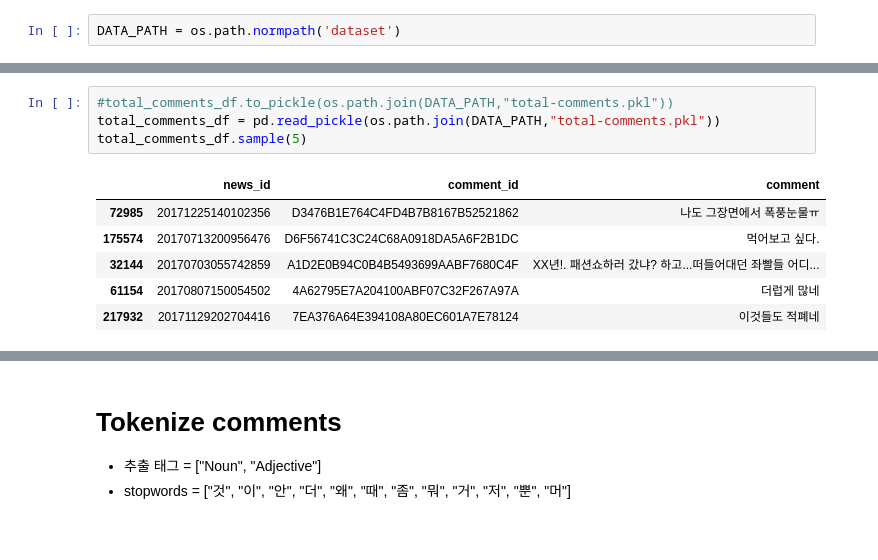
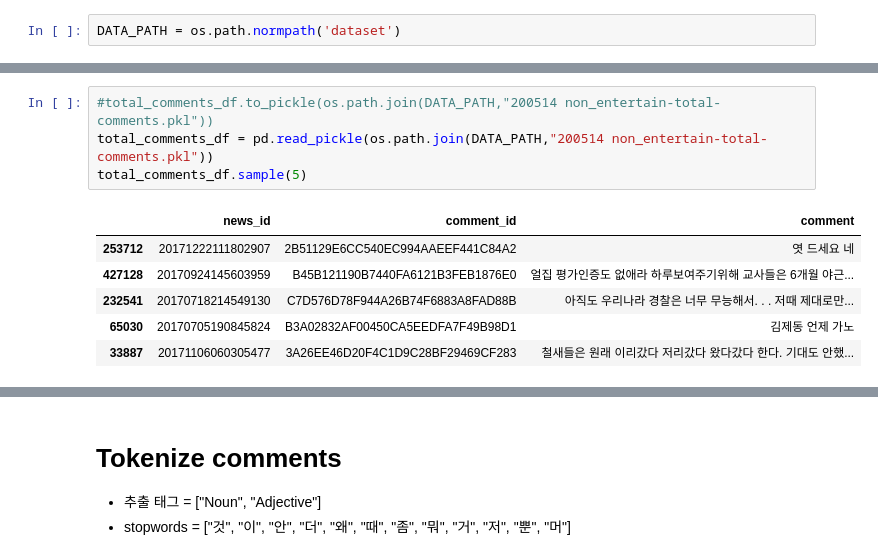
Before and after one commit to woodongk/news-comments_emotion_classification-CNN-tensorflow, a Jupyter notebook: 01. Word Embedding.ipynb, the cells around one changed output, grey strips where cells are left out. Cells and saved outputs as stored; diff of their text form.

```diff
--- a/01. Word Embedding.ipynb
+++ b/01. Word Embedding.ipynb
@@ -38,11 +53,11 @@ for path in path_only_txt:
 # %%
-#total_comments_df.to_pickle(os.path.join(DATA_PATH,"total-comments.pkl"))
-total_comments_df = pd.read_pickle(os.path.join(DATA_PATH,"total-comments.pkl"))
+#total_comments_df.to_pickle(os.path.join(DATA_PATH,"200514 non_entertain-total-comments.pkl"))
+total_comments_df = pd.read_pickle(os.path.join(DATA_PATH,"200514 non_entertain-total-comments.pkl"))
 total_comments_df.sample(5)
 # %% [output]
 |  | news_id | comment_id | comment |
-| 72985 | 20171225140102356 | D3476B1E764C4FD4B7B8167B52521862 | 나도 그장면에서 폭풍눈물ㅠ |
-| 175574 | 20170713200956476 | D6F56741C3C24C68A0918DA5A6F2B1DC | 먹어보고 싶다. |
-| 32144 | 20170703055742859 | A1D2E0B94C0B4B5493699AABF7680C4F | XX년!. 패션쇼하러 갔냐? 하고...떠들어대던 좌빨들 어디... |
-| 61154 | 20170807150054502 | 4A62795E7A204100ABF07C32F267A97A | 더럽게 많네 |
-| 217932 | 20171129202704416 | 7EA376A64E394108A80EC601A7E78124 | 이것들도 적폐네 |
+| 253712 | 20171222111802907 | 2B51129E6CC540EC994AAEEF441C84A2 | 엿 드세요 네 |
+| 427128 | 20170924145603959 | B45B121190B7440FA6121B3FEB1876E0 | 얼집 평가인증도 없애라 하루보여주기위해 교사들은 6개월 야근... |
+| 232541 | 20170718214549130 | C7D576D78F944A26B74F6883A8FAD88B | 아직도 우리나라 경찰은 너무 무능해서. . . 저때 제대로만... |
+| 65030 | 20170705190845824 | B3A02832AF00450CA5EEDFA7F49B98D1 | 김제동 언제 가노 |
+| 33887 | 20171106060305477 | 3A26EE46D20F4C1D9C28BF29469CF283 | 철새들은 원래 이리갔다 저리갔다 왔다갔다 한다. 기대도 안했... |
```
Also changed, not shown: parts of 5 cells of this notebook, 1 other file.
